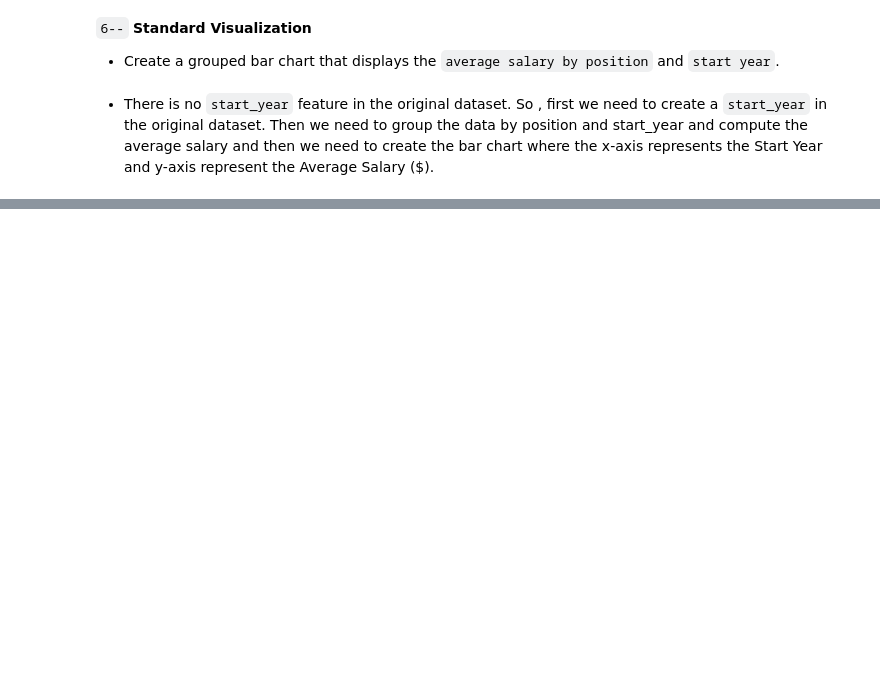
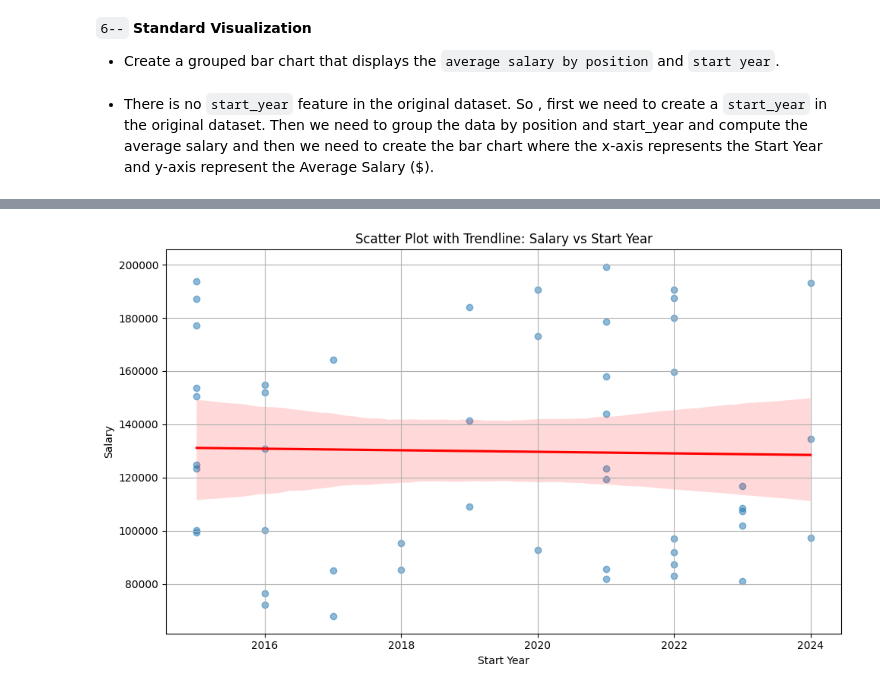
Before and after one commit to theRedeemer997/Lab3_Data-Engineering-EDA-with-Python-SQL-and-Pandas, a Jupyter notebook: labThree.ipynb, the cells around one changed output, grey strips where cells are left out. Cells and saved outputs as stored; diff of their text form; code cells hidden in the pictures; blank space fills up the shorter version.

```diff
--- a/labThree.ipynb
+++ b/labThree.ipynb
@@ -330,0 +401,18 @@ plt.show()
+# %%
+# Prints insert queries for employees (modified)
+# Position list that can be assigned randomly to employees
+positions = ['Software Engineer', 'Data Analyst', 'DevOps Engineer', 'ML Engineer', 'QA Engineer','Backend Developer', 'Frontend Developer', 'Cloud Architect', 'SysAdmin', 'Data Scientist']
+# Running a loop for 50 iterations
+for i in range(50):
+    # Replace single quote with double quotes
+    name = fake.name().replace("'", "''")
+    # Select random position for the employee
+    position = random.choice(positions)
+    # Select any date in the year between 2015 and 2024
+    start_date = fake.date_between(start_date=date(2015,1,1), end_date=date(2024,6,1))
+    # Select an integer between 60000 and 200000
+    salary = random.randint(60000, 200000)
+    # Select a random department id
+    department_id = random.randint(1,10)
+    # print 100 SQL insert queries
+    print(f"INSERT INTO employees (name, position, start_date, salary, department_id) VALUES('{name}', '{position}', '{start_date}', {salary}, {department_id} );")
@@ -330,0 +499,25 @@ plt.show()
+# %%
+# Scatter Plot with Trendline: Salary vs Start Year
+query = """
+SELECT EXTRACT(YEAR FROM start_date) AS start_year, salary
+FROM employees;
+"""
+df = pd.read_sql_query(query, engine)
+# engine closes
+engine.dispose()
+
+# Plot
+plt.figure(figsize=(10, 6))
+# scatter plot where x axis is the start_year and y is the salary
+sns.regplot(data=df, x="start_year", y="salary", scatter_kws={'alpha':0.5}, line_kws={"color":"red"})
+# title of the scatter plot
+plt.title("Scatter Plot with Trendline: Salary vs Start Year")
+# Start year of the x axis
+plt.xlabel("Start Year")
+# Salary on the y axis
+plt.ylabel("Salary")
+plt.grid(True)
+plt.tight_layout()
+plt.show()
+# %% [output]
+[figure, added]
```
Also changed, not shown: parts of 27 cells of this notebook.
